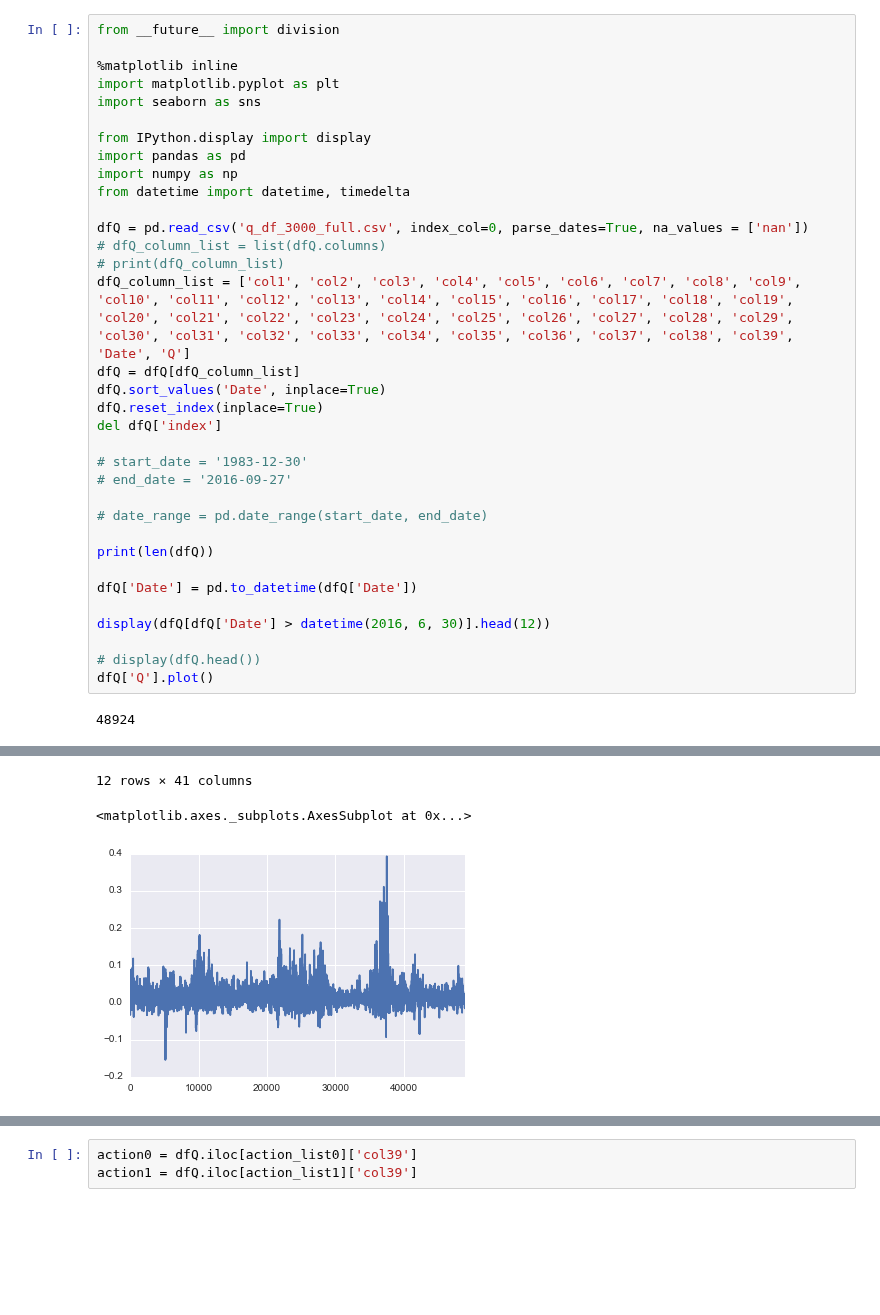
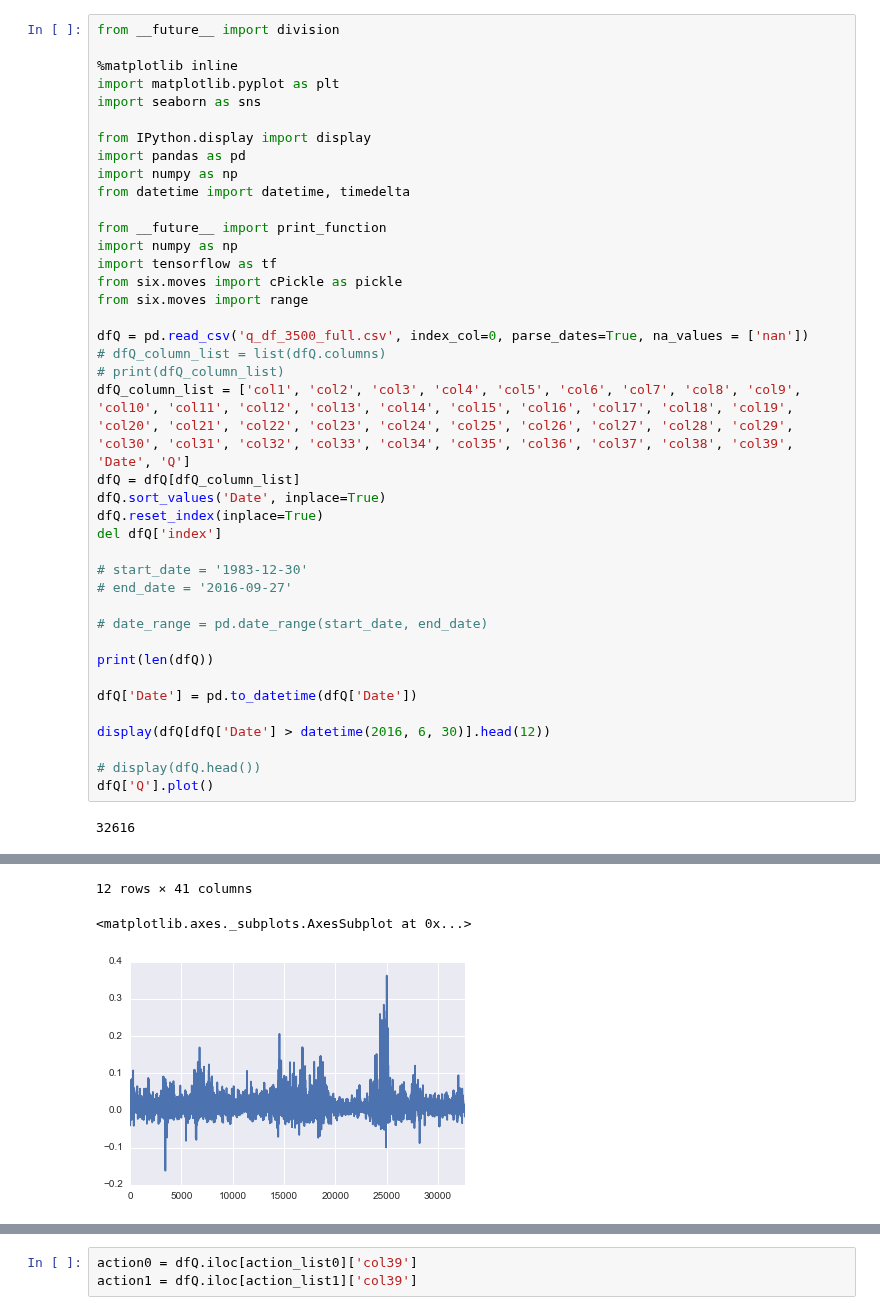
Before and after one commit to savourylie/Stock-Price-Forecaster, a Jupyter notebook: TradingBot/Experiment.ipynb, the cells around one changed output, grey strips where cells are left out. Cells and saved outputs as stored; diff of their text form; blank space fills up the shorter version.

```diff
--- a/TradingBot/Experiment.ipynb
+++ b/TradingBot/Experiment.ipynb
@@ -10,7 +10,13 @@ import pandas as pd
 import numpy as np
 from datetime import datetime, timedelta
 
-dfQ = pd.read_csv('q_df_3000_full.csv', index_col=0, parse_dates=True, na_values = ['nan'])
+from __future__ import print_function
+import numpy as np
+import tensorflow as tf
+from six.moves import cPickle as pickle
+from six.moves import range
+
+dfQ = pd.read_csv('q_df_3500_full.csv', index_col=0, parse_dates=True, na_values = ['nan'])
 # dfQ_column_list = list(dfQ.columns)
 # print(dfQ_column_list)
 dfQ_column_list = ['col1', 'col2', 'col3', 'col4', 'col5', 'col6', 'col7', 'col8', 'col9', 'col10', 'col11', 'col12', 'col13', 'col14', 'col15', 'col16', 'col17', 'col18', 'col19', 'col20', 'col21', 'col22', 'col23', 'col24', 'col25', 'col26', 'col27', 'col28', 'col29', 'col30', 'col31', 'col32', 'col33', 'col34', 'col35', 'col36', 'col37', 'col38', 'col39', 'Date', 'Q']
@@ -33,5 +39,5 @@ display(dfQ[dfQ['Date'] > datetime(2016, 6, 30)].head(12))
 # display(dfQ.head())
 dfQ['Q'].plot()
 # %% [output]
-48924
+32616
 |  | col1 | col2 | col3 | col4 | col5 | col6 | col7 | col8 | col9 | col10 | ... | ... |
@@ -50,3 +56,3 @@ dfQ['Q'].plot()
 12 rows × 41 columns
 <matplotlib.axes._subplots.AxesSubplot at 0x...>
-[figure, old version]
+[figure, new version]
```
Also changed, not shown: parts of 13 cells of this notebook, 2 other files.
